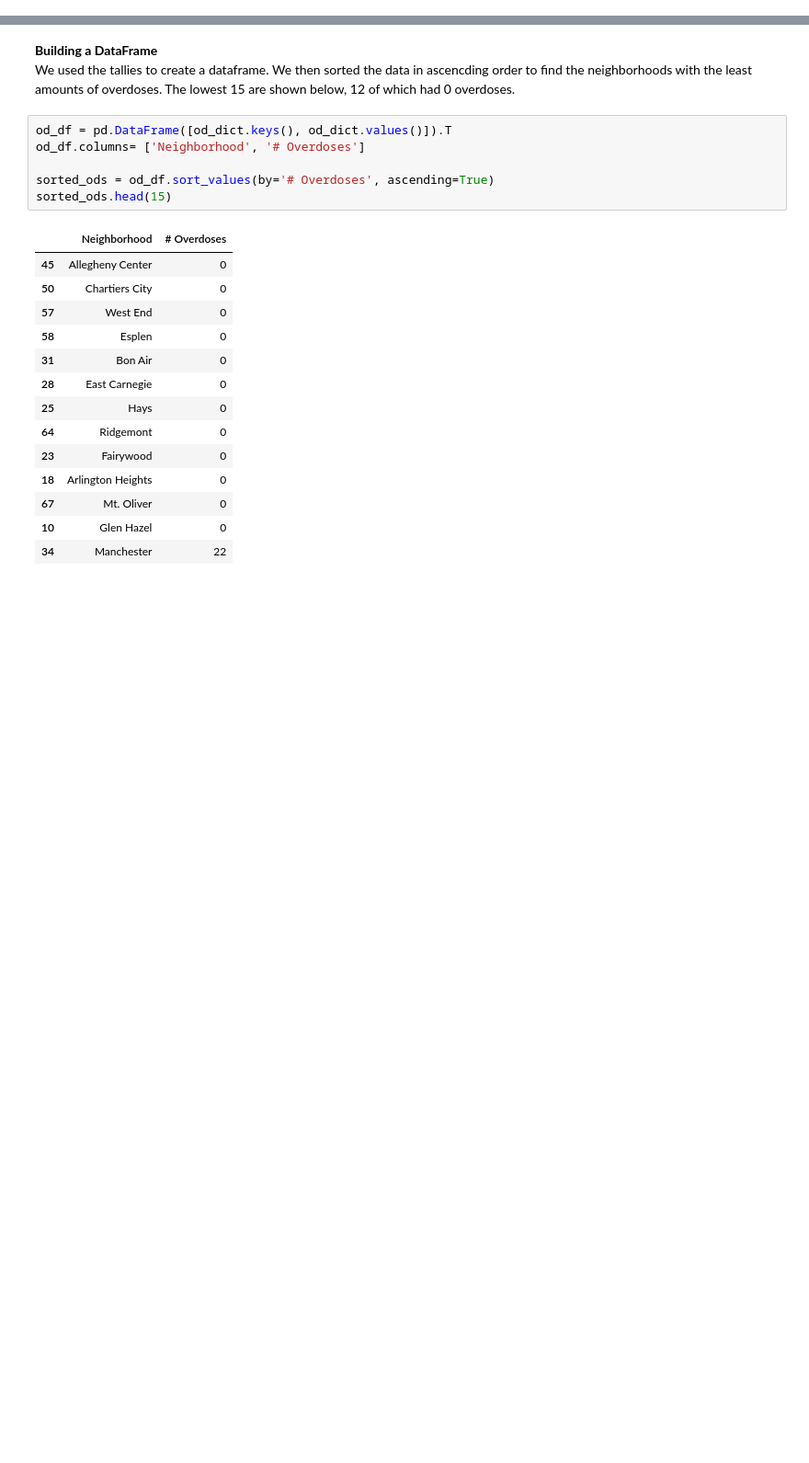
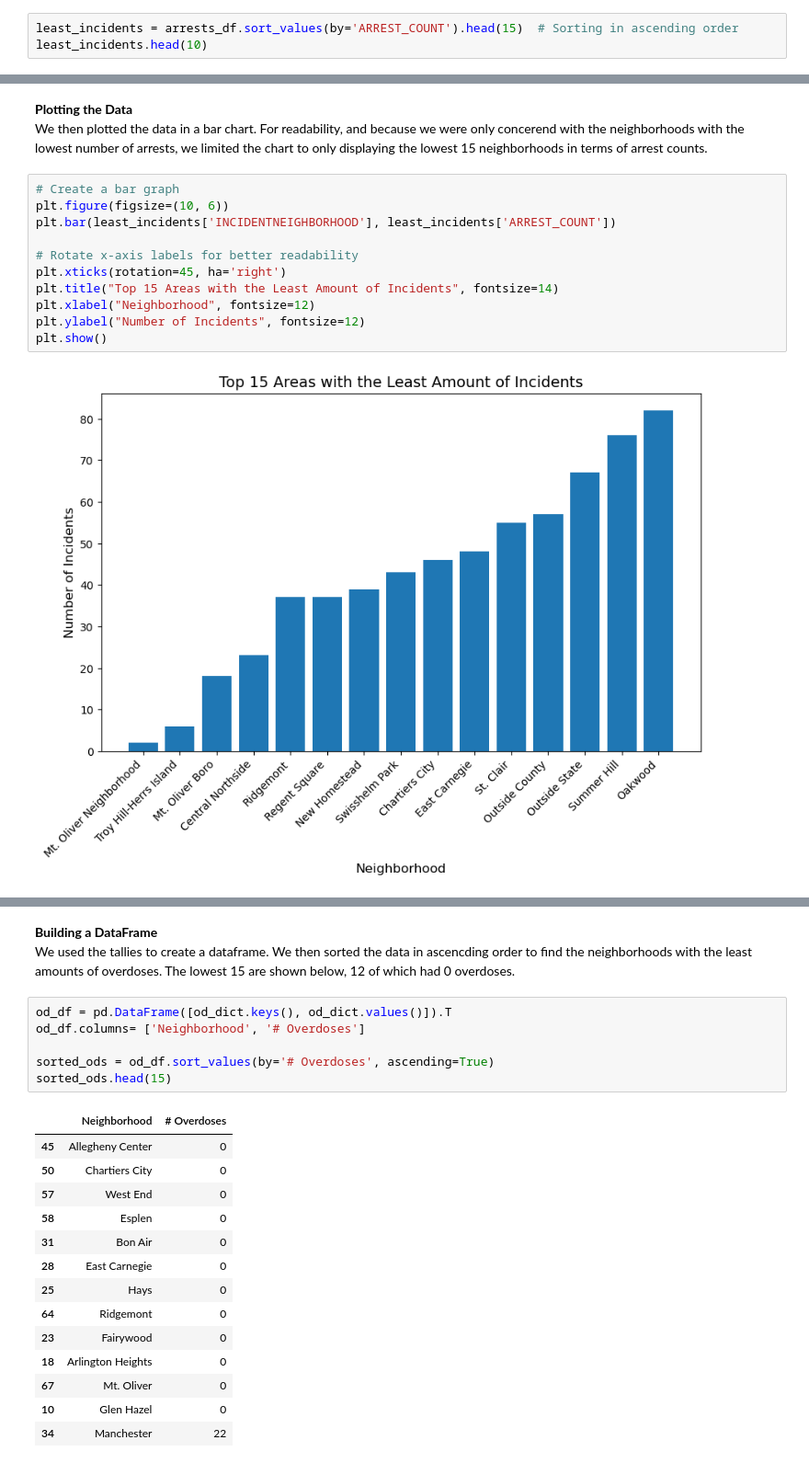
Before and after one commit to ee312/CMPINF0010-FINAL, a Jupyter notebook: Combined Notebook.ipynb, the cells around one changed output, grey strips where cells are left out. Shown at 92% size. Cells and saved outputs as stored; diff of their text form; blank space fills up the shorter version.

```diff
--- a/Combined Notebook.ipynb
+++ b/Combined Notebook.ipynb
@@ -42,0 +79,3 @@ We started off by tallying the number of overdoses that occurred in each neighbo
+# %%
+least_incidents = arrests_df.sort_values(by='ARREST_COUNT').head(15)  # Sorting in ascending order
+least_incidents.head(10)
@@ -42,0 +94,16 @@ We started off by tallying the number of overdoses that occurred in each neighbo
+# %% [markdown]
+**Plotting the Data** \
+We then plotted the data in a bar chart. For readability, and because we were only concerend with the neighborhoods with the lowest number of arrests, we limited the chart to only displaying the lowest 15 neighborhoods in terms of arrest counts.
+# %%
+# Create a bar graph
+plt.figure(figsize=(10, 6))
+plt.bar(least_incidents['INCIDENTNEIGHBORHOOD'], least_incidents['ARREST_COUNT'])
+
+# Rotate x-axis labels for better readability
+plt.xticks(rotation=45, ha='right')
+plt.title("Top 15 Areas with the Least Amount of Incidents", fontsize=14)
+plt.xlabel("Neighborhood", fontsize=12)
+plt.ylabel("Number of Incidents", fontsize=12)
+plt.show()
+# %% [output]
+[figure, added]
```
Also changed, not shown: parts of 18 cells of this notebook, 1 other file.
